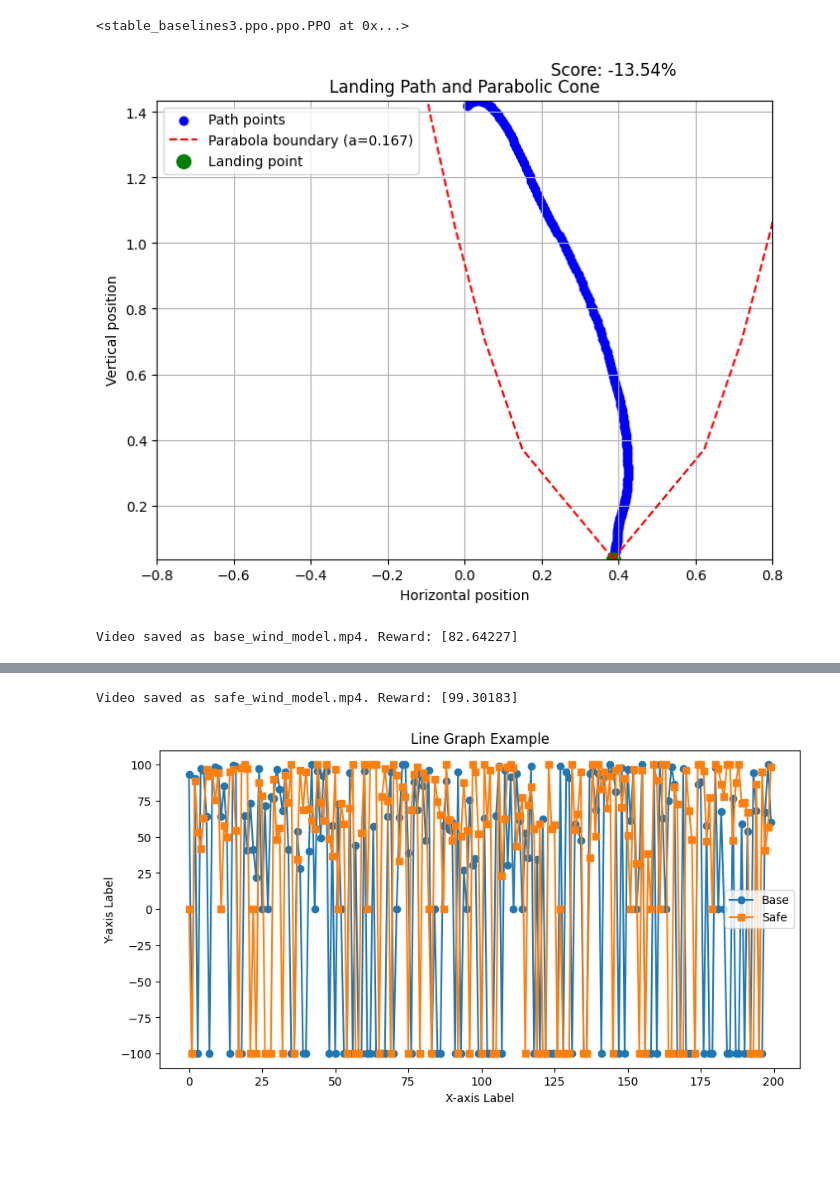
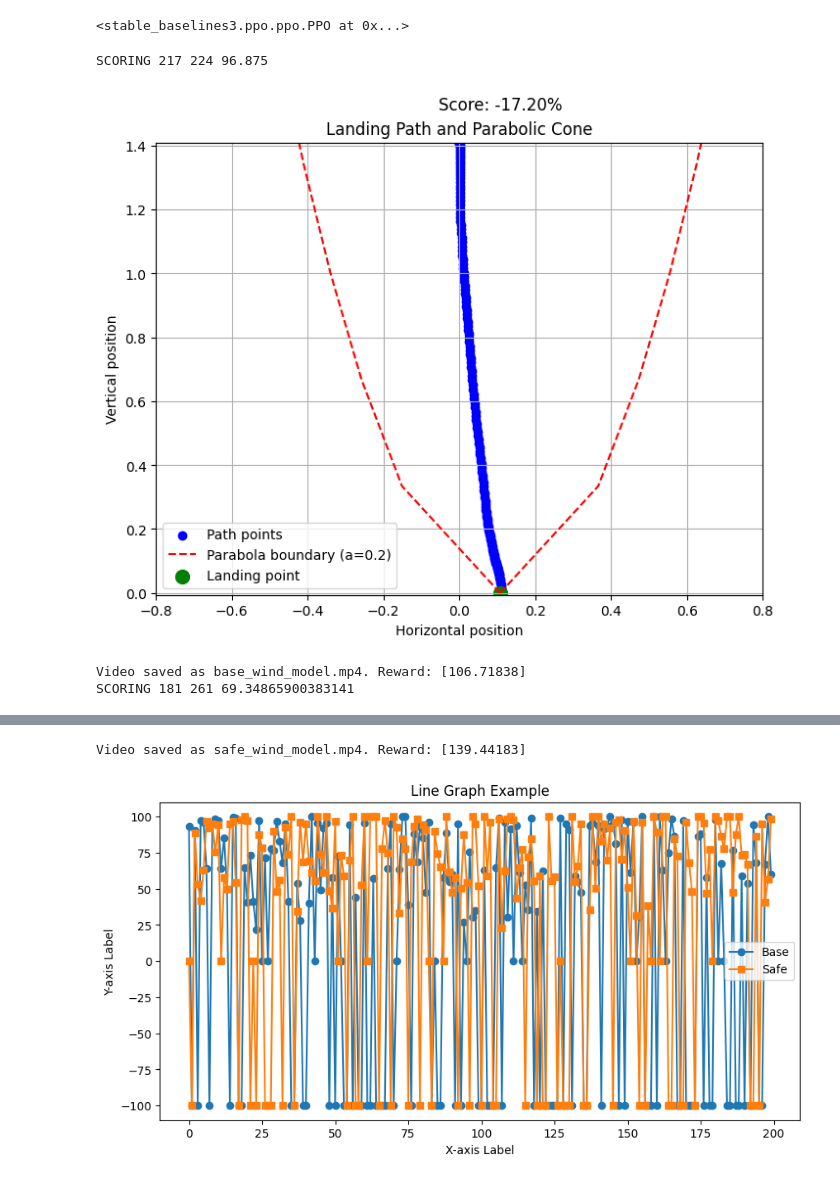
Before and after one commit to git-yogesh/SafeRL, a Jupyter notebook: Final Project.ipynb, the cells around one changed output, grey strips where cells are left out. Drawn from its saved outputs; the diff is of its cells as text; code cells hidden in the pictures; blank space fills up the shorter version.

```diff
--- a/Final Project.ipynb
+++ b/Final Project.ipynb
@@ -230,18 +230,20 @@ model saved on eval reward: 30.353015899658203
 [figure]
 <stable_baselines3.ppo.ppo.PPO at 0x...>
 # %%
-reseed(78)
+reseed(16)
 
 vec_env_base_wind_1 = make_vec_env('LunarLander-v2', n_envs=1, wrapper_class=SafeLunarLanderWrapper, env_kwargs={"enable_wind": True,
-    "wind_power": 10.0}, wrapper_kwargs={"debug": True})
+    "wind_power": 5.0}, wrapper_kwargs={"debug": True})
 
 base_expert_wind_actor = PPOActor(ckpt=base_ckpt + "_wind_1", environment=vec_env_base_wind_1)
 
 safe_expert_wind_actor = PPOActor(ckpt=safe_ckpt + "_wind_1", environment=vec_env_base_wind_1)
 
 visualize(vec_env_base_wind_1, algorithm=base_expert_wind_actor, video_name="base_wind_model")
 
 visualize(vec_env_base_wind_1, algorithm=safe_expert_wind_actor, video_name="safe_wind_model")
 # %% [output]
+SCORING 217 224 96.875
-[figure, old version]
+[figure, new version]
-Video saved as base_wind_model.mp4. Reward: [82.64227]
+Video saved as base_wind_model.mp4. Reward: [106.71838]
+SCORING 181 261 69.34865900383141
@@ -249,4 +251,4 @@ Video saved as base_wind_model.mp4. Reward: [82.64227]
-Video saved as safe_wind_model.mp4. Reward: [99.30183]
+Video saved as safe_wind_model.mp4. Reward: [139.44183]
 # %%
 import matplotlib.pyplot as plt
 
```
Also changed, not shown: parts of 1 cell of this notebook, 3 other files.
